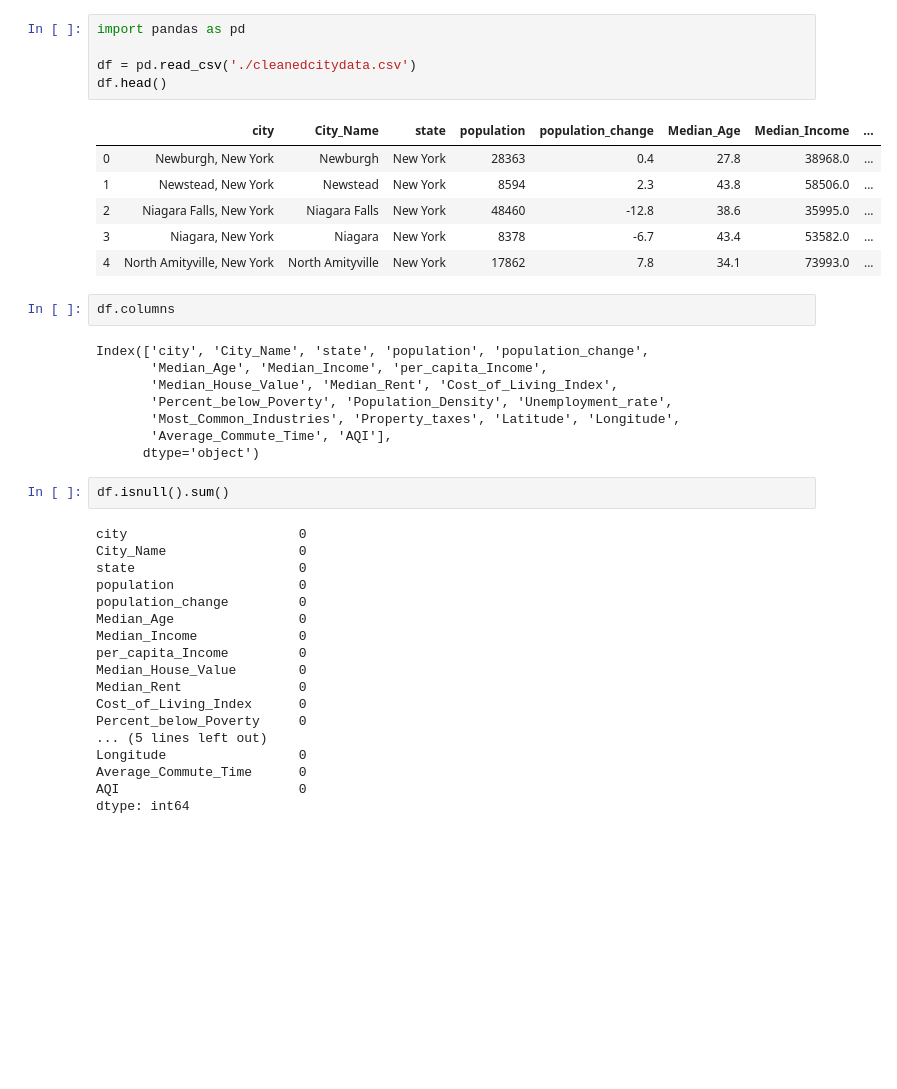
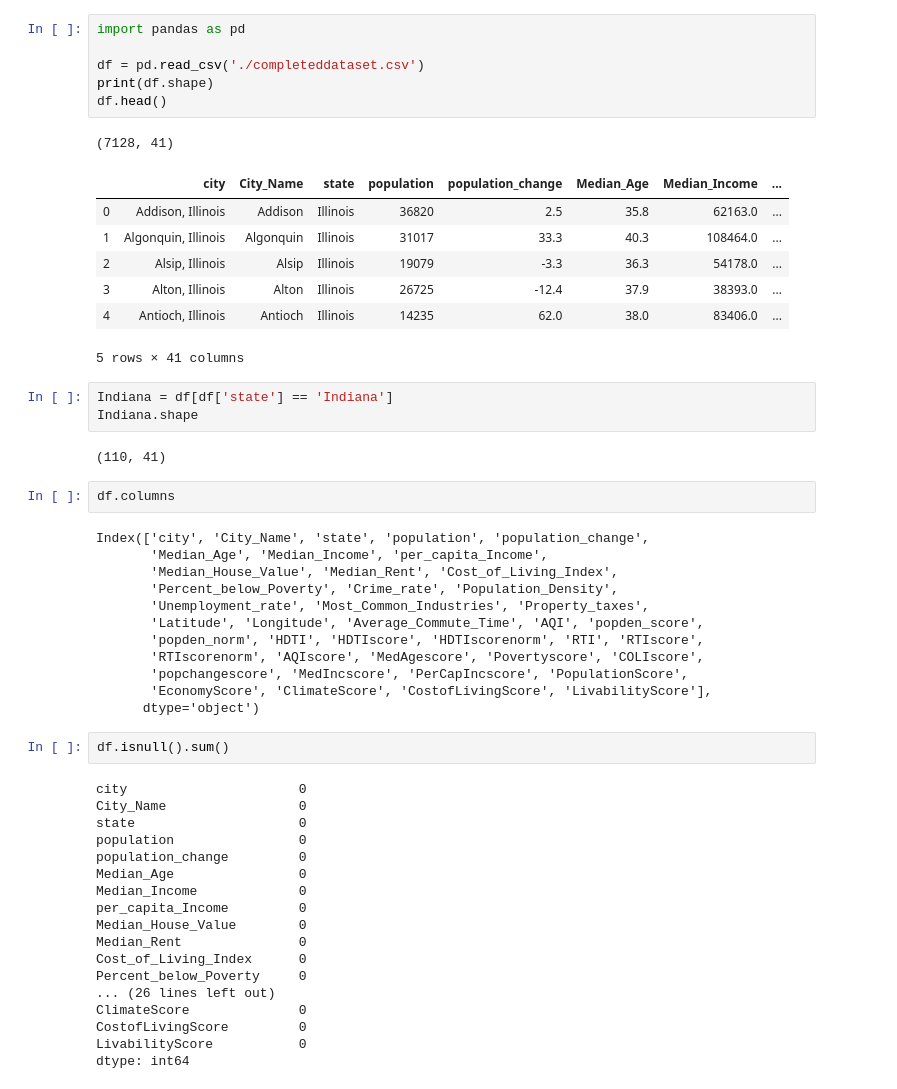
Before and after one commit to BloomTech-Labs/juxta-city-data-ds, a Jupyter notebook: Exp3.ipynb, the cells around one changed output. Cells and saved outputs as stored; diff of their text form; blank space fills up the shorter version.

```diff
--- a/Exp3.ipynb
+++ b/Exp3.ipynb
@@ -1,24 +1,36 @@
 # %%
 import pandas as pd
 
-df = pd.read_csv('./cleanedcitydata.csv')
+df = pd.read_csv('./completeddataset.csv')
+print(df.shape)
 df.head()
 # %% [output]
+(7128, 41)
 |  | city | City_Name | state | population | population_change | Median_Age | Median_Income | ... |
-| 0 | Newburgh, New York | Newburgh | New York | 28363 | 0.4 | 27.8 | 38968.0 | ... |
-| 1 | Newstead, New York | Newstead | New York | 8594 | 2.3 | 43.8 | 58506.0 | ... |
-| 2 | Niagara Falls, New York | Niagara Falls | New York | 48460 | -12.8 | 38.6 | 35995.0 | ... |
-| 3 | Niagara, New York | Niagara | New York | 8378 | -6.7 | 43.4 | 53582.0 | ... |
-| 4 | North Amityville, New York | North Amityville | New York | 17862 | 7.8 | 34.1 | 73993.0 | ... |
+| 0 | Addison, Illinois | Addison | Illinois | 36820 | 2.5 | 35.8 | 62163.0 | ... |
+| 1 | Algonquin, Illinois | Algonquin | Illinois | 31017 | 33.3 | 40.3 | 108464.0 | ... |
+| 2 | Alsip, Illinois | Alsip | Illinois | 19079 | -3.3 | 36.3 | 54178.0 | ... |
+| 3 | Alton, Illinois | Alton | Illinois | 26725 | -12.4 | 37.9 | 38393.0 | ... |
+| 4 | Antioch, Illinois | Antioch | Illinois | 14235 | 62.0 | 38.0 | 83406.0 | ... |
+5 rows × 41 columns
+# %%
+Indiana = df[df['state'] == 'Indiana']
+Indiana.shape
+# %% [output]
+(110, 41)
 # %%
 df.columns
 # %% [output]
 Index(['city', 'City_Name', 'state', 'population', 'population_change',
        'Median_Age', 'Median_Income', 'per_capita_Income',
        'Median_House_Value', 'Median_Rent', 'Cost_of_Living_Index',
-       'Percent_below_Poverty', 'Population_Density', 'Unemployment_rate',
-       'Most_Common_Industries', 'Property_taxes', 'Latitude', 'Longitude',
-       'Average_Commute_Time', 'AQI'],
+       'Percent_below_Poverty', 'Crime_rate', 'Population_Density',
+       'Unemployment_rate', 'Most_Common_Industries', 'Property_taxes',
+       'Latitude', 'Longitude', 'Average_Commute_Time', 'AQI', 'popden_score',
+       'popden_norm', 'HDTI', 'HDTIscore', 'HDTIscorenorm', 'RTI', 'RTIscore',
+       'RTIscorenorm', 'AQIscore', 'MedAgescore', 'Povertyscore', 'COLIscore',
+       'popchangescore', 'MedIncscore', 'PerCapIncscore', 'PopulationScore',
+       'EconomyScore', 'ClimateScore', 'CostofLivingScore', 'LivabilityScore'],
       dtype='object')
 # %%
 df.isnull().sum()
@@ -35,8 +47,8 @@ Median_House_Value        0
 Median_Rent               0
 Cost_of_Living_Index      0
 Percent_below_Poverty     0
-... (5 lines left out)
-Longitude                 0
-Average_Commute_Time      0
-AQI                       0
+... (26 lines left out)
+ClimateScore              0
+CostofLivingScore         0
+LivabilityScore           0
 dtype: int64
```
Also changed, not shown: parts of 57 cells of this notebook.
